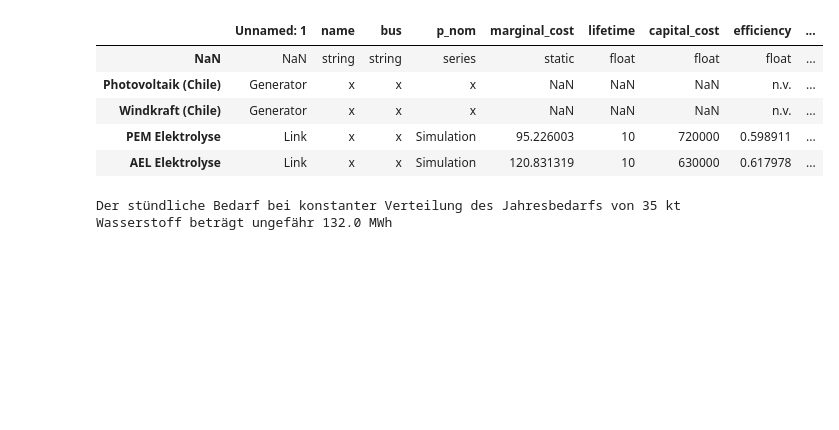
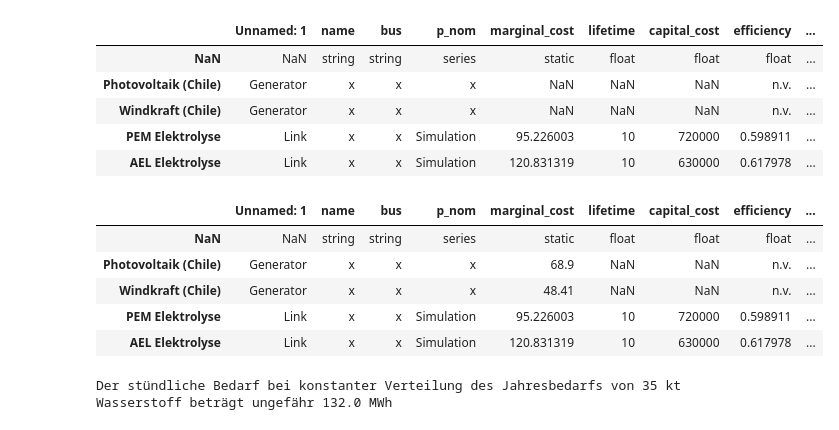
Before and after one commit to cgipser/DWE, a Jupyter notebook: Projektarbeit_CG.ipynb, the cells around one changed output. Drawn from its saved outputs; the diff is of its cells as text; code cells hidden in the pictures; blank space fills up the shorter version.

```diff
--- a/Projektarbeit_CG.ipynb
+++ b/Projektarbeit_CG.ipynb
@@ -67,6 +67,17 @@ data_inputs.head()
 | Windkraft (Chile) | Generator | x | x | x | NaN | NaN | NaN | n.v. | ... |
 | PEM Elektrolyse | Link | x | x | Simulation | 95.226003 | 10 | 720000 | 0.598911 | ... |
 | AEL Elektrolyse | Link | x | x | Simulation | 120.831319 | 10 | 630000 | 0.617978 | ... |
+# %%
+data_inputs.marginal_cost['Photovoltaik (Chile)']=68.90
+data_inputs.marginal_cost['Windkraft (Chile)']=48.41
+data_inputs.head()
+# %% [output]
+|  | Unnamed: 1 | name | bus | p_nom | marginal_cost | lifetime | capital_cost | efficiency | ... |
+| NaN | NaN | string | string | series | static | float | float | float | ... |
+| Photovoltaik (Chile) | Generator | x | x | x | 68.9 | NaN | NaN | n.v. | ... |
+| Windkraft (Chile) | Generator | x | x | x | 48.41 | NaN | NaN | n.v. | ... |
+| PEM Elektrolyse | Link | x | x | Simulation | 95.226003 | 10 | 720000 | 0.598911 | ... |
+| AEL Elektrolyse | Link | x | x | Simulation | 120.831319 | 10 | 630000 | 0.617978 | ... |
 # %%
 # Erstellung Last
 hydrogen_energy_content = 33 #kWh/kg
```
Also changed, not shown: parts of 22 cells of this notebook.
